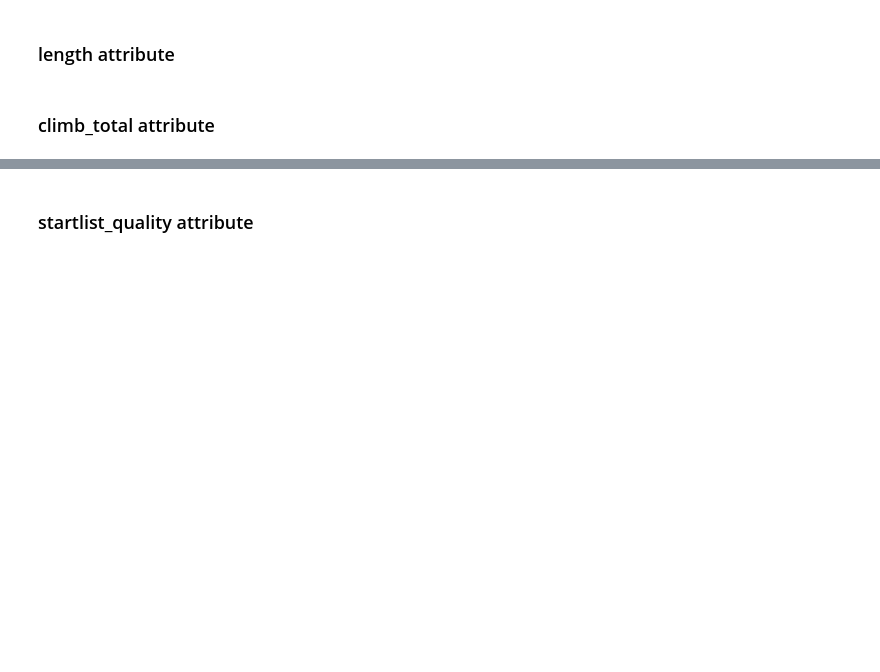
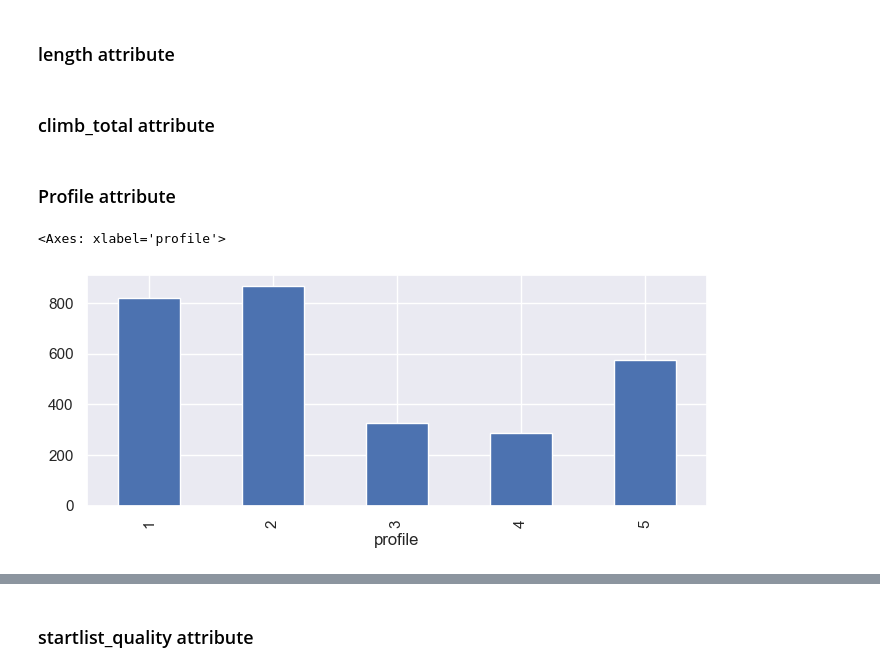
Before and after one commit to Emahhh/dm-project, a Jupyter notebook: MAIN.ipynb, the cells around one changed output, grey strips where cells are left out. Drawn from its saved outputs; the diff is of its cells as text; code cells hidden in the pictures; blank space fills up the shorter version.

```diff
--- a/MAIN.ipynb
+++ b/MAIN.ipynb
@@ -879,3 +816,12 @@ plt.show()
 ### length attribute
 # %% [markdown]
 ### climb_total attribute
+# %% [markdown]
+### Profile attribute
+# %%
+# Count the number of distinct races for each profile value
+distinct_races_per_profile = races_df.groupby('profile')['_url'].nunique()
+distinct_races_per_profile.plot(kind='bar', figsize=(8, 3))
+# %% [output]
+<Axes: xlabel='profile'>
+[figure, added]
```
Also changed, not shown: parts of 68 cells of this notebook, 1 other file.
